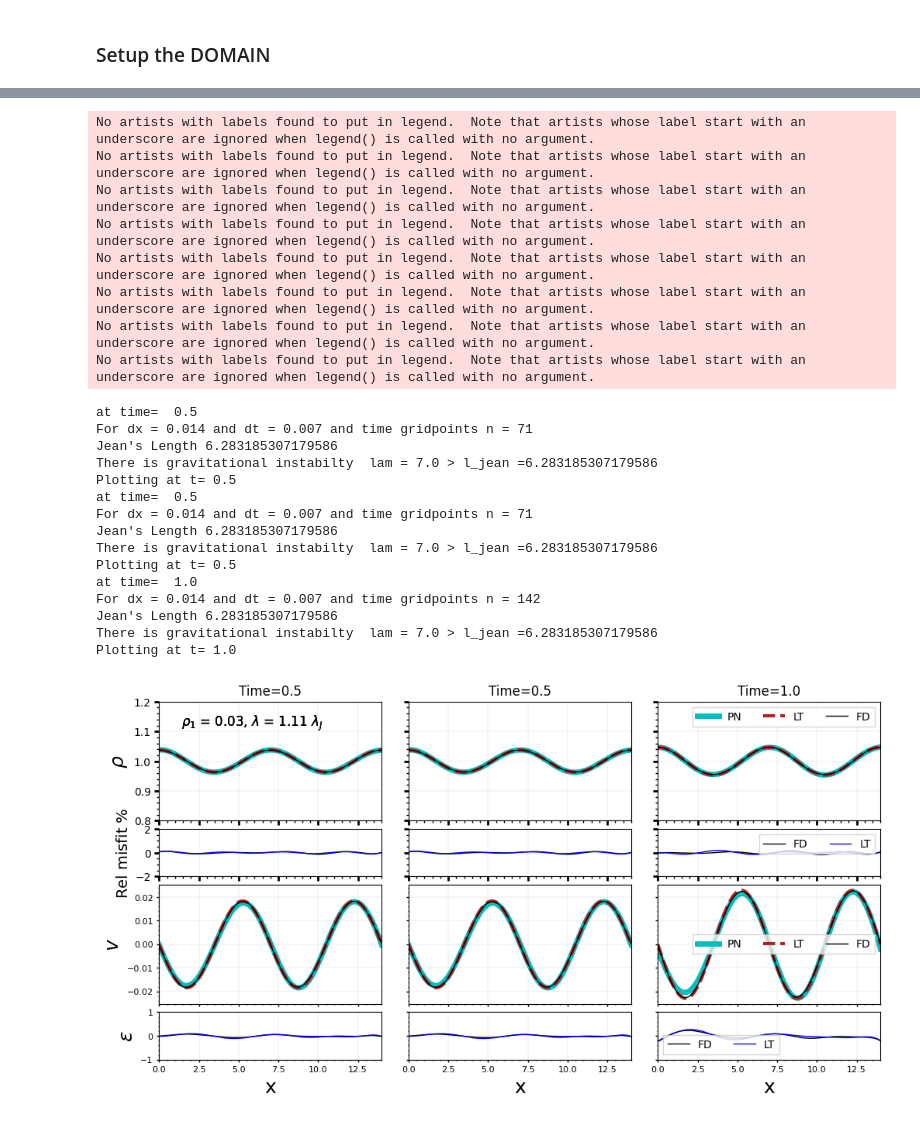
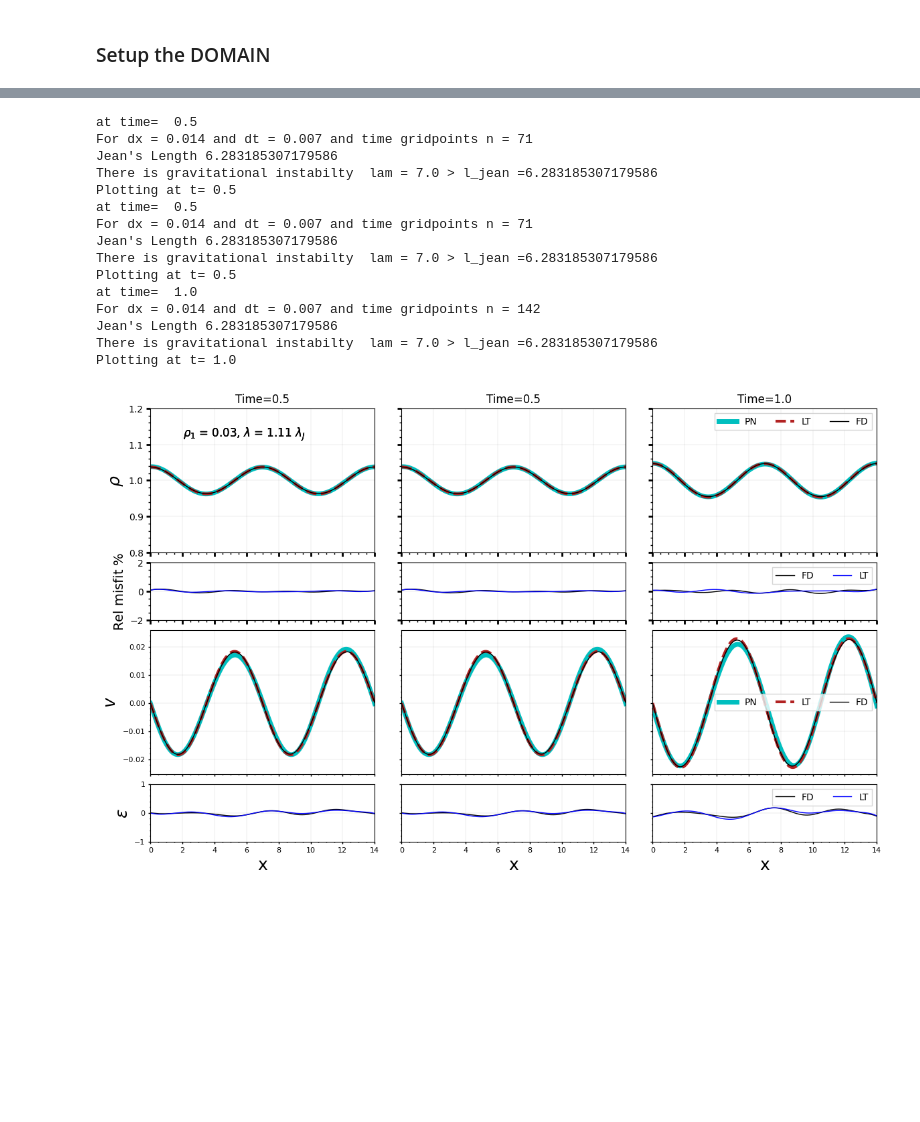
Before and after one commit to sauddy/GRINN, a Jupyter notebook: GRINN_torch_code/torch_GHD_1D.ipynb, the cells around one changed output, grey strips where cells are left out. Saved outputs shown, nothing was run; the diff lists cells and outputs as text; code cells hidden in the pictures; blank space fills up the shorter version.

```diff
--- a/GRINN_torch_code/torch_GHD_1D.ipynb
+++ b/GRINN_torch_code/torch_GHD_1D.ipynb
@@ -421,7 +435,7 @@ for time_ in time_array:
 plt.style.use('default')
 plt.rc('grid', linestyle='-', color='black', linewidth=0.05)
 time_array = np.asarray([0.5,tmax-0.5,tmax])
-fig, axes = plt.subplots(4, 3, sharex=True,  sharey='row',figsize=(12,6),gridspec_kw={'width_ratios':[1,1,1], 'height_ratios':[3,1.2,3,1.2]})
+fig, axes = plt.subplots(4, 3, sharex=True,  sharey='row',figsize=(14,8.4),gridspec_kw={'width_ratios':[1,1,1], 'height_ratios':[3,1.2,3,1.2]})
 plt.subplots_adjust(wspace=0.12, hspace=0.1)
 initial_params = xmin,xmax,rho_1, alpha ,lam ,output_folder,tmax ## Params for pl
 for time,j in zip(time_array,range(3)):
@@ -481,54 +495,46 @@ for time,j in zip(time_array,range(3)):
     axes[2][j].tick_params(axis='both', which='major',length=2, width=1)
     axes[2][j].tick_params(axis='both', which='minor',length=1, width=1)
     # limu = 1.15*v_o
     # liml = .85*v_o
     # axes[0][j].set_ylim(liml,limu)
     axes[2][2].legend(loc='best',fancybox=False, shadow=False, ncol=3,fontsize = 10)
 
 #     axes[2][j].set_xlim(xmin,xmax)
 #     axes[2][j].set_ylim(-0.6,0.6)
 
 
     axes[3][j].plot(x,(v_pred0[:,0]+1- (v+1))/((v_pred0[:,0]+1+ v+1)/2)*100,color = 'black',linewidth=1,label="FD")
     axes[3][j].plot(x,(v_pred0[:,0]+1- (v_LT+1))/((v_pred0[:,0]+1+ (v_LT+1))/2)*100,color = 'b',linewidth=1,label="LT")
     axes[3][j].set_xlabel("x",fontsize = 18)
     axes[3][j].grid("True")
     axes[3][j].minorticks_on()
     axes[3][j].tick_params(labelsize=8)
     axes[3][j].tick_params(axis='both', which='major',length=2, width=1)
     axes[3][j].tick_params(axis='both', which='minor',length=1, width=1.)
     axes[3][2].legend(loc='best',fancybox=False, shadow=False, ncol=3,fontsize = 10)
     # axes[1][0].set_ylabel(r"$\rho_{PN}- \rho_{FD or LT}/(0.5 (\times\rho_{PN}+ \rho_{FD or LT}))$",fontsize = 10)
     axes[3][0].set_ylabel(r"$\epsilon$ ",fontsize = 18)
     axes[3][j].set_ylim(-1,1)
     axes[3][j].set_xlim(xmin,xmax)
 
 
 plt.savefig(output_folder+'/complete'+str(lam)+'_'+str(num_of_waves)+'_'+str(tmax)+'.png', dpi=500,bbox_inches = 'tight')
 
 # plt.show()
 # %% [output]
-No artists with labels found to put in legend.  Note that artists whose label start with an underscore are ignored when legend() is called with no argument.
-No artists with labels found to put in legend.  Note that artists whose label start with an underscore are ignored when legend() is called with no argument.
-No artists with labels found to put in legend.  Note that artists whose label start with an underscore are ignored when legend() is called with no argument.
-No artists with labels found to put in legend.  Note that artists whose label start with an underscore are ignored when legend() is called with no argument.
-No artists with labels found to put in legend.  Note that artists whose label start with an underscore are ignored when legend() is called with no argument.
-No artists with labels found to put in legend.  Note that artists whose label start with an underscore are ignored when legend() is called with no argument.
-No artists with labels found to put in legend.  Note that artists whose label start with an underscore are ignored when legend() is called with no argument.
-No artists with labels found to put in legend.  Note that artists whose label start with an underscore are ignored when legend() is called with no argument.
+at time=  0.5
+For dx = 0.014 and dt = 0.007 and time gridpoints n = 71
+Jean's Length 6.283185307179586
+There is gravitational instabilty  lam = 7.0 > l_jean =6.283185307179586
+Plotting at t= 0.5
+at time=  0.5
+For dx = 0.014 and dt = 0.007 and time gridpoints n = 71
+Jean's Length 6.283185307179586
+There is gravitational instabilty  lam = 7.0 > l_jean =6.283185307179586
+Plotting at t= 0.5
+at time=  1.0
+For dx = 0.014 and dt = 0.007 and time gridpoints n = 142
+Jean's Length 6.283185307179586
+There is gravitational instabilty  lam = 7.0 > l_jean =6.283185307179586
+Plotting at t= 1.0
-at time=  0.5
-For dx = 0.014 and dt = 0.007 and time gridpoints n = 71
-Jean's Length 6.283185307179586
-There is gravitational instabilty  lam = 7.0 > l_jean =6.283185307179586
-Plotting at t= 0.5
-at time=  0.5
-For dx = 0.014 and dt = 0.007 and time gridpoints n = 71
-Jean's Length 6.283185307179586
-There is gravitational instabilty  lam = 7.0 > l_jean =6.283185307179586
-Plotting at t= 0.5
-at time=  1.0
-For dx = 0.014 and dt = 0.007 and time gridpoints n = 142
-Jean's Length 6.283185307179586
-There is gravitational instabilty  lam = 7.0 > l_jean =6.283185307179586
-Plotting at t= 1.0
-[figure, old version]
+[figure, new version]
```
Also changed, not shown: parts of 6 cells of this notebook, 30 other files.
